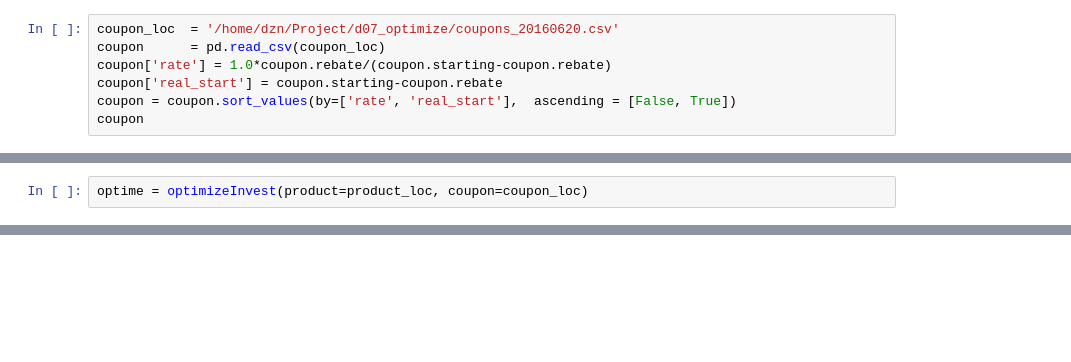
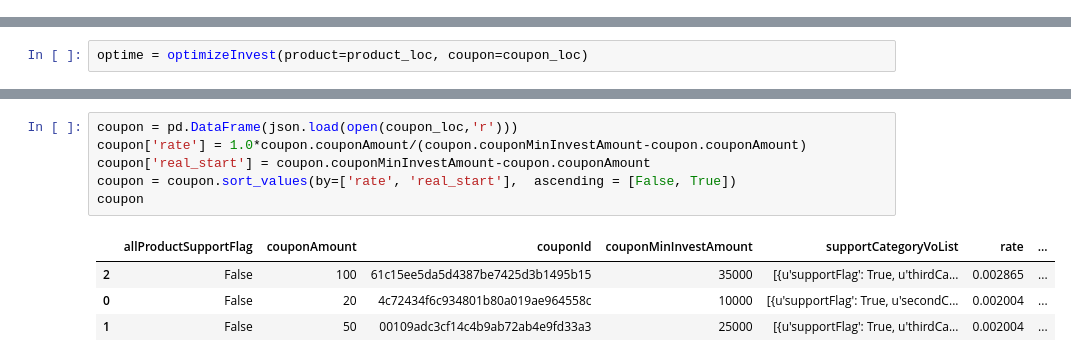
Before and after one commit to HY0095/d07_optimize, a Jupyter notebook: optimizeInvest.ipynb, the cells around one changed output, grey strips where cells are left out. Cells and saved outputs as stored; diff of their text form; blank space fills up the shorter version.

```diff
--- a/optimizeInvest.ipynb
+++ b/optimizeInvest.ipynb
@@ -411,7 +571,0 @@ product
-# %%
-coupon_loc  = '/home/dzn/Project/d07_optimize/coupons_20160620.csv'
-coupon      = pd.read_csv(coupon_loc)
-coupon['rate'] = 1.0*coupon.rebate/(coupon.starting-coupon.rebate)
-coupon['real_start'] = coupon.starting-coupon.rebate
-coupon = coupon.sort_values(by=['rate', 'real_start'],  ascending = [False, True])
-coupon
@@ -456,0 +634,11 @@ result
+# %%
+coupon = pd.DataFrame(json.load(open(coupon_loc,'r')))
+coupon['rate'] = 1.0*coupon.couponAmount/(coupon.couponMinInvestAmount-coupon.couponAmount)
+coupon['real_start'] = coupon.couponMinInvestAmount-coupon.couponAmount
+coupon = coupon.sort_values(by=['rate', 'real_start'],  ascending = [False, True])
+coupon
+# %% [output]
+|  | allProductSupportFlag | couponAmount | couponId | couponMinInvestAmount | supportCategoryVoList | rate | ... |
+| 2 | False | 100 | 61c15ee5da5d4387be7425d3b1495b15 | 35000 | [{u'supportFlag': True, u'thirdCa... | 0.002865 | ... |
+| 0 | False | 20 | 4c72434f6c934801b80a019ae964558c | 10000 | [{u'supportFlag': True, u'secondC... | 0.002004 | ... |
+| 1 | False | 50 | 00109adc3cf14c4b9ab72ab4e9fd33a3 | 25000 | [{u'supportFlag': True, u'thirdCa... | 0.002004 | ... |
```
Also changed, not shown: parts of 14 cells of this notebook, 7 other files.
